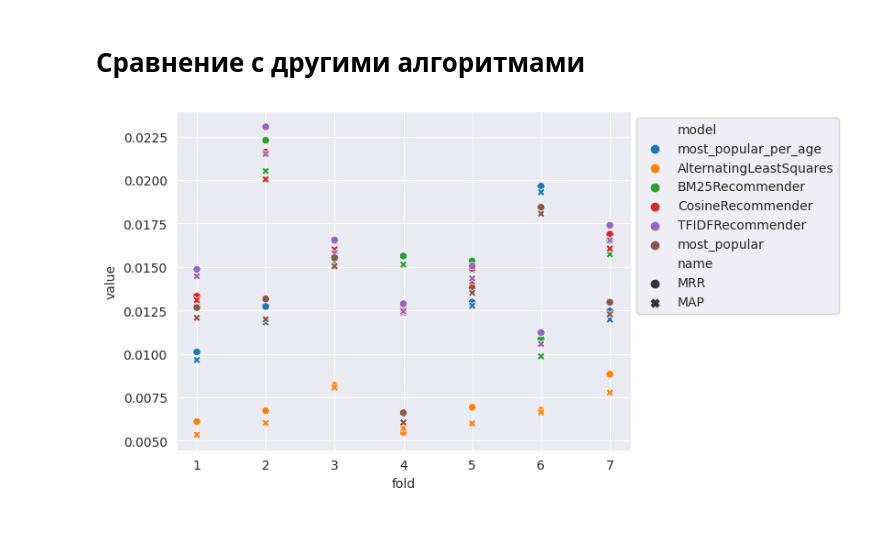
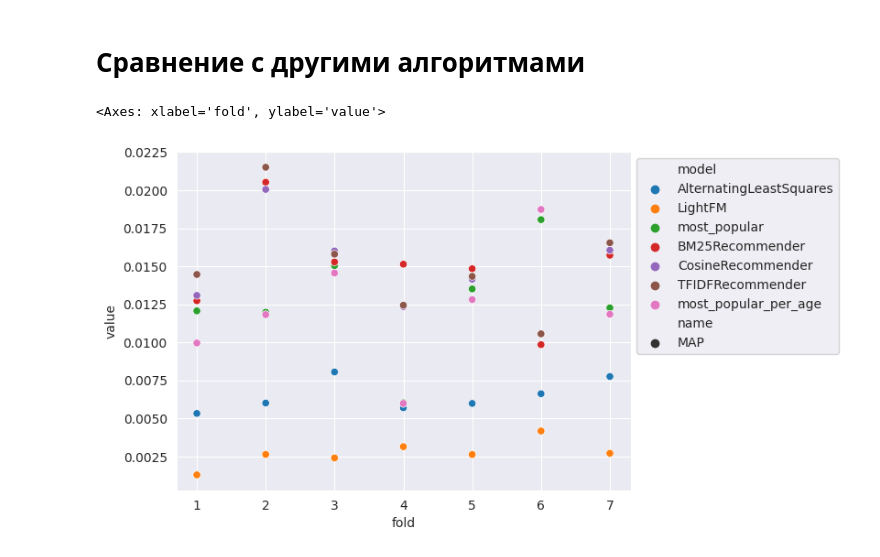
Before and after one commit to KernelA/education-recsys, a Jupyter notebook: show_results.ipynb, the cells around one changed output. Drawn from its saved outputs; the diff is of its cells as text; code cells hidden in the pictures; blank space fills up the shorter version.

Commit message:
Move to DVC with some optimizations

```diff
--- a/show_results.ipynb
+++ b/show_results.ipynb
@@ -25,10 +41,0 @@ files = list(exp_dir.rglob("cv_res.csv"))
-# %%
-rows = []
-
-for file in files:
-    map_value = pl.scan_csv(file).filter(pl.col("name") == "MAP").collect().get_column("value").mean()
-    params_path = file.parent / ".hydra" / "overrides.yaml"
-    config = OmegaConf.load(params_path)
-    config = flatten(OmegaConf.from_dotlist(OmegaConf.to_container(config)), reducer="dot")
-    config["mean_MAP"] = map_value
-    rows.append(config)
@@ -50,3 +57,10 @@ files = list(exp_dir.rglob("cv_res.csv"))
+# %%
+cross_base_dir = pathlib.Path("exp")
+# %%
+files = []
+
+for dir in cross_base_dir.glob("cross_val_*"):
+    files.extend(dir.rglob("cv_res.csv"))
 # %%
 dataframes = []
 
@@ -56,8 +72,13 @@ for file in files:
 cv_res = pl.concat(dataframes)
 del dataframes
 # %%
-ax = sns.scatterplot(cv_res.filter(pl.col("name").is_in(["MRR", "MAP"])), x="fold", y="value", hue="model", style="name")
-sns.move_legend(ax, "upper left", bbox_to_anchor=(1, 1))
-ax.grid(True)
+def show_data(metrics_data: pl.DataFrame, name: str):
+    ax = sns.scatterplot(metrics_data.filter(pl.col("name").is_in([name])), x="fold", y="value", hue="model", style="name")
+    sns.move_legend(ax, "upper left", bbox_to_anchor=(1, 1))
+    ax.grid(True)
+    return ax
-# %% [output]
-[figure, removed]
+# %%
+show_data(cv_res, "MAP")
+# %% [output]
+<Axes: xlabel='fold', ylabel='value'>
+[figure, added]
```
Also changed, not shown: parts of 16 cells of this notebook, 6 other files.
